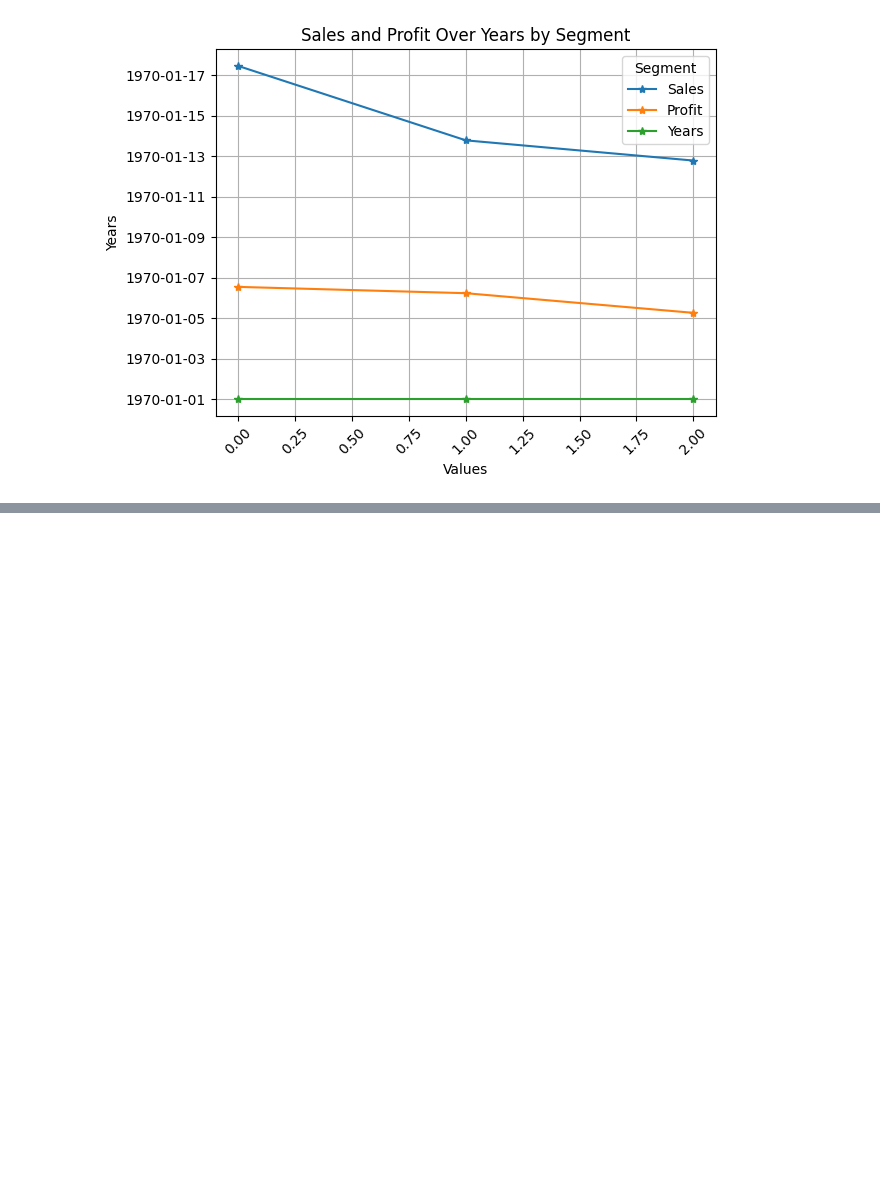
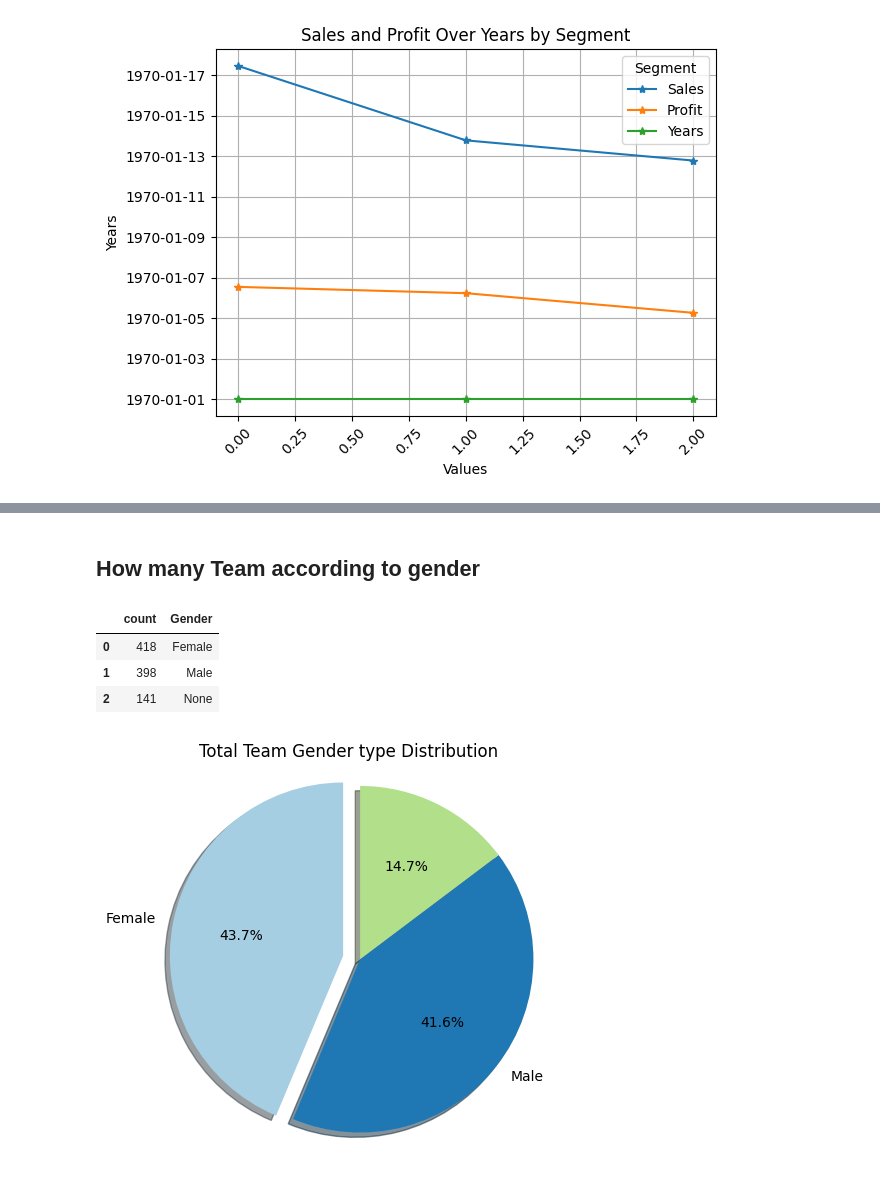
Before and after one commit to Jit562/SQL_Pandas_Analysis, a Jupyter notebook: SQL_PANDAS_Analysis.ipynb, the cells around one changed output, grey strips where cells are left out. Drawn from its saved outputs; the diff is of its cells as text; code cells hidden in the pictures; blank space fills up the shorter version.

```diff
--- a/SQL_PANDAS_Analysis.ipynb
+++ b/SQL_PANDAS_Analysis.ipynb
@@ -285,0 +308,33 @@ plt.show()
+# %% [markdown]
+## How many Team according to gender
+# %%
+pd.read_sql_query('''
+
+select count(Team) as count, Gender from employee
+group by Gender
+order by count desc
+
+''', conn)
+# %% [output]
+|  | count | Gender |
+| 0 | 418 | Female |
+| 1 | 398 | Male |
+| 2 | 141 | None |
+# %%
+team = pd.read_sql_query('''
+
+select count(Team) as count, Gender from employee
+group by Gender
+order by count desc
+
+''', conn)
+# %%
+# Create a pie chart
+plt.figure(figsize=(5, 5))
+explode = (0.1, 0, 0)
+plt.pie(team['count'], labels=team['Gender'], shadow = True, autopct='%1.1f%%', explode=explode , startangle=90, colors=plt.cm.Paired.colors)
+plt.title('Total Team Gender type Distribution ')
+plt.axis('equal')  # Equal aspect ratio ensures that pie is drawn as a circle.
+plt.show()
+# %% [output]
+[figure, added]
```
Also changed, not shown: parts of 6 cells of this notebook.
